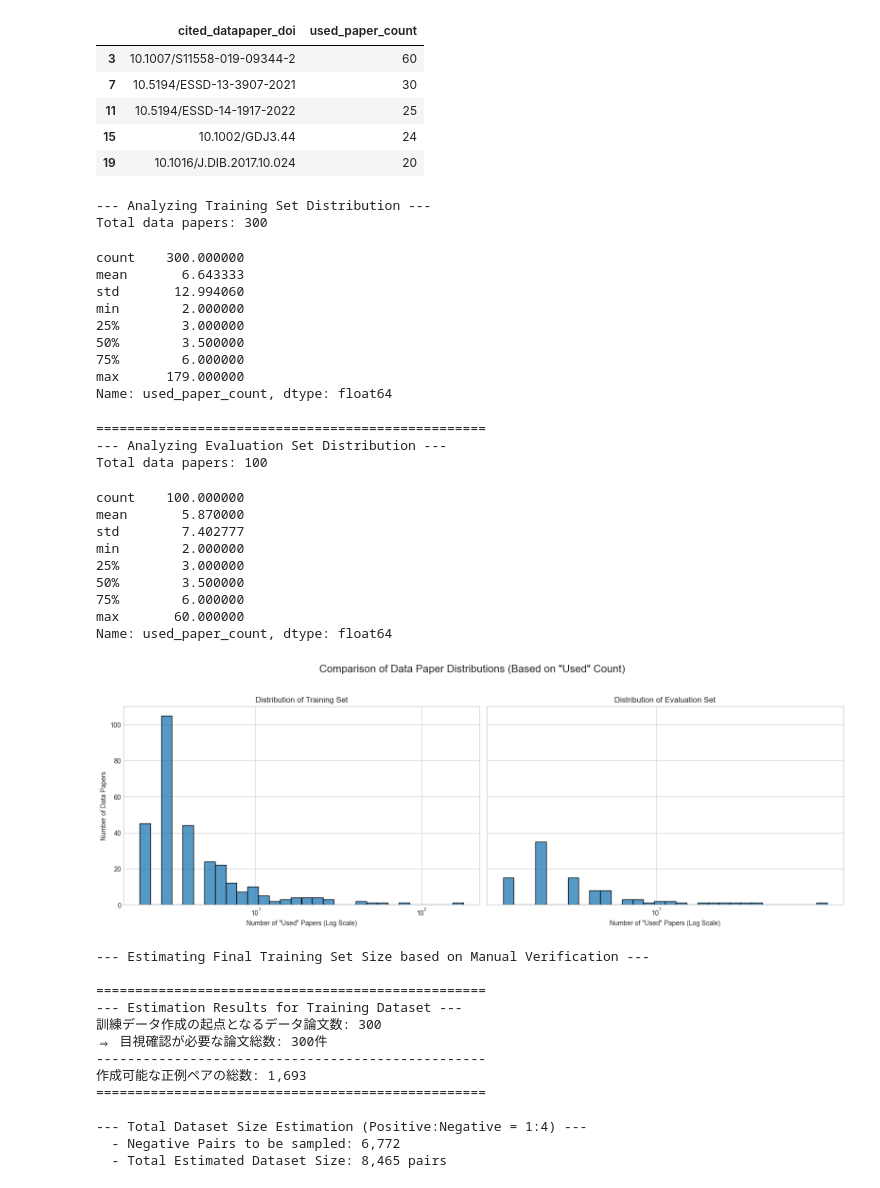
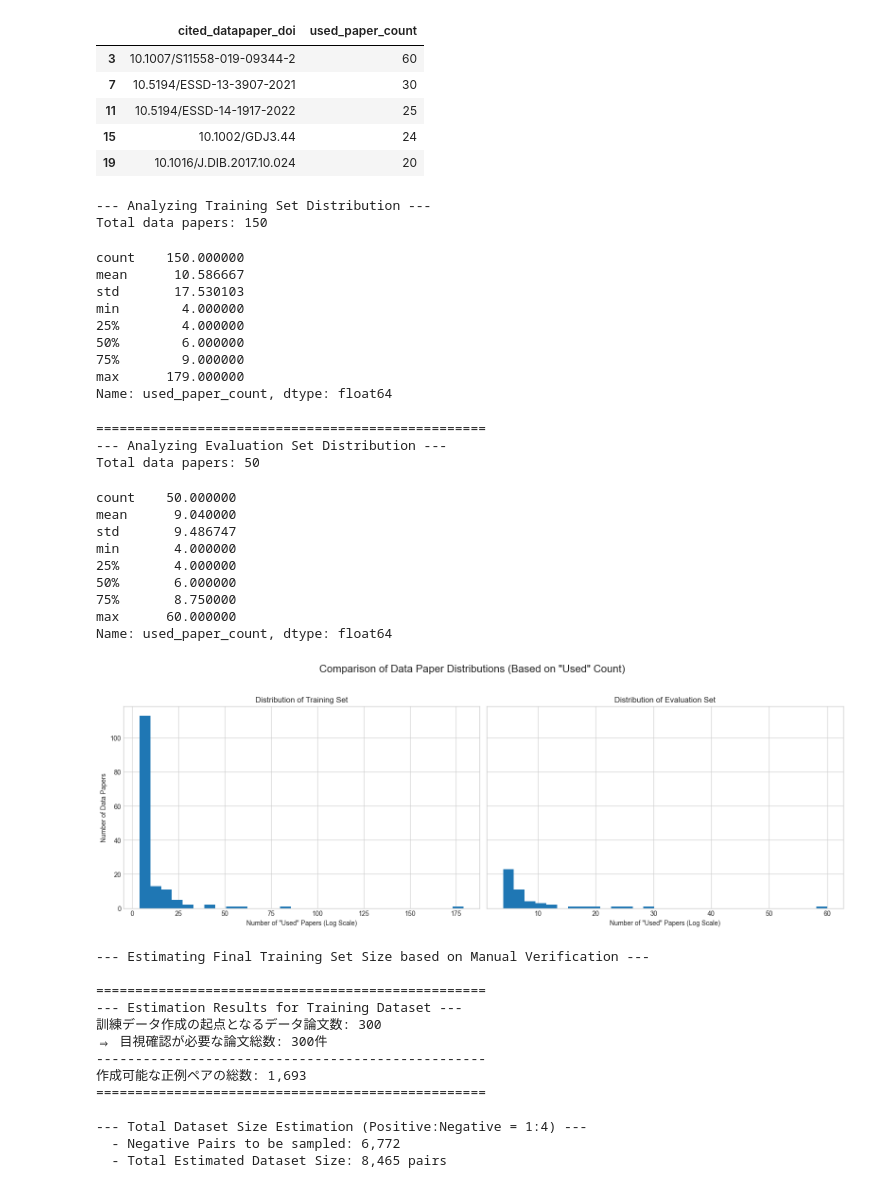
Before and after one commit to ku6kaw/S2ORCRanker, a Jupyter notebook: notebooks/05_split_datapapers.ipynb, the cells around one changed output. Cells and saved outputs as stored; diff of their text form; code cells hidden in the pictures.

```diff
--- a/notebooks/05_split_datapapers.ipynb
+++ b/notebooks/05_split_datapapers.ipynb
@@ -202,8 +299,8 @@ from IPython.display import display
 
 # --- Step 1: 設定 ---
 SAMPLED_DIR = "../data/datapapers/sampled/"
-TRAINING_FILE = os.path.join(SAMPLED_DIR, "training_data_papers.csv")
-EVALUATION_FILE = os.path.join(SAMPLED_DIR, "evaluation_data_papers.csv")
+TRAINING_FILE = os.path.join(SAMPLED_DIR, "training_data_papers_50.csv")
+EVALUATION_FILE = os.path.join(SAMPLED_DIR, "evaluation_data_papers_50.csv")
 
 # --- Step 2: 分布の分析と可視化 ---
 
@@ -232,54 +329,54 @@ def analyze_split_distributions():
     print("\n" + "="*50)
     print("--- Analyzing Evaluation Set Distribution ---")
     print(f"Total data papers: {len(df_eval):,}")
     display(df_eval['used_paper_count'].describe())
 
-    # --- 2.2: ヒストグラムで可視化 ---
+    # --- 2.2: ヒストグラムで可視化 (matplotlibスタイル) ---
     plt.style.use('seaborn-v0_8-whitegrid')
     fig, axes = plt.subplots(1, 2, figsize=(16, 6), sharey=True)
 
     # 訓練用データセットのグラフ
-    sns.histplot(data=df_train, x='used_paper_count', ax=axes[0], bins=30, log_scale=True)
+    axes[0].hist(df_train['used_paper_count'], bins=30)
     axes[0].set_title('Distribution of Training Set')
     axes[0].set_xlabel('Number of "Used" Papers (Log Scale)')
     axes[0].set_ylabel('Number of Data Papers')
 
     # 評価用データセットのグラフ
-    sns.histplot(data=df_eval, x='used_paper_count', ax=axes[1], bins=30, log_scale=True)
+    axes[1].hist(df_eval['used_paper_count'], bins=30)
     axes[1].set_title('Distribution of Evaluation Set')
     axes[1].set_xlabel('Number of "Used" Papers (Log Scale)')
 
     plt.suptitle('Comparison of Data Paper Distributions (Based on "Used" Count)', fontsize=16)
     plt.tight_layout(rect=[0, 0.03, 1, 0.95])
     plt.show()
 
 # --- 実行 ---
 analyze_split_distributions()
 # %% [output]
 --- Analyzing Training Set Distribution ---
-Total data papers: 300
+Total data papers: 150
-count    300.000000
-mean       6.643333
-std       12.994060
-min        2.000000
-25%        3.000000
-50%        3.500000
-75%        6.000000
+count    150.000000
+mean      10.586667
+std       17.530103
+min        4.000000
+25%        4.000000
+50%        6.000000
+75%        9.000000
 max      179.000000
 Name: used_paper_count, dtype: float64
 ==================================================
 --- Analyzing Evaluation Set Distribution ---
-Total data papers: 100
+Total data papers: 50
-count    100.000000
-mean       5.870000
-std        7.402777
-min        2.000000
-25%        3.000000
-50%        3.500000
-75%        6.000000
-max       60.000000
+count    50.000000
+mean      9.040000
+std       9.486747
+min       4.000000
+25%       4.000000
+50%       6.000000
+75%       8.750000
+max      60.000000
 Name: used_paper_count, dtype: float64
-[figure, old version]
+[figure, new version]
 # %%
 import pandas as pd
 import os
```
Also changed, not shown: parts of 3 cells of this notebook, 6 other files.
